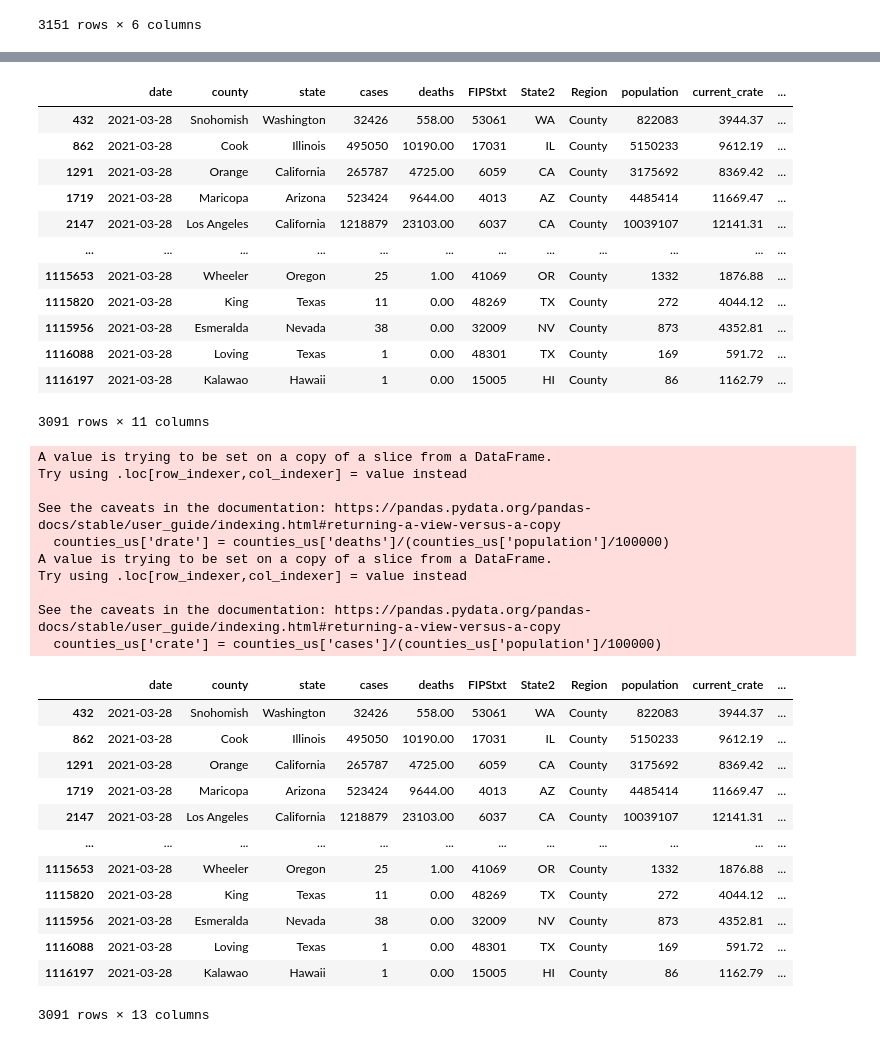
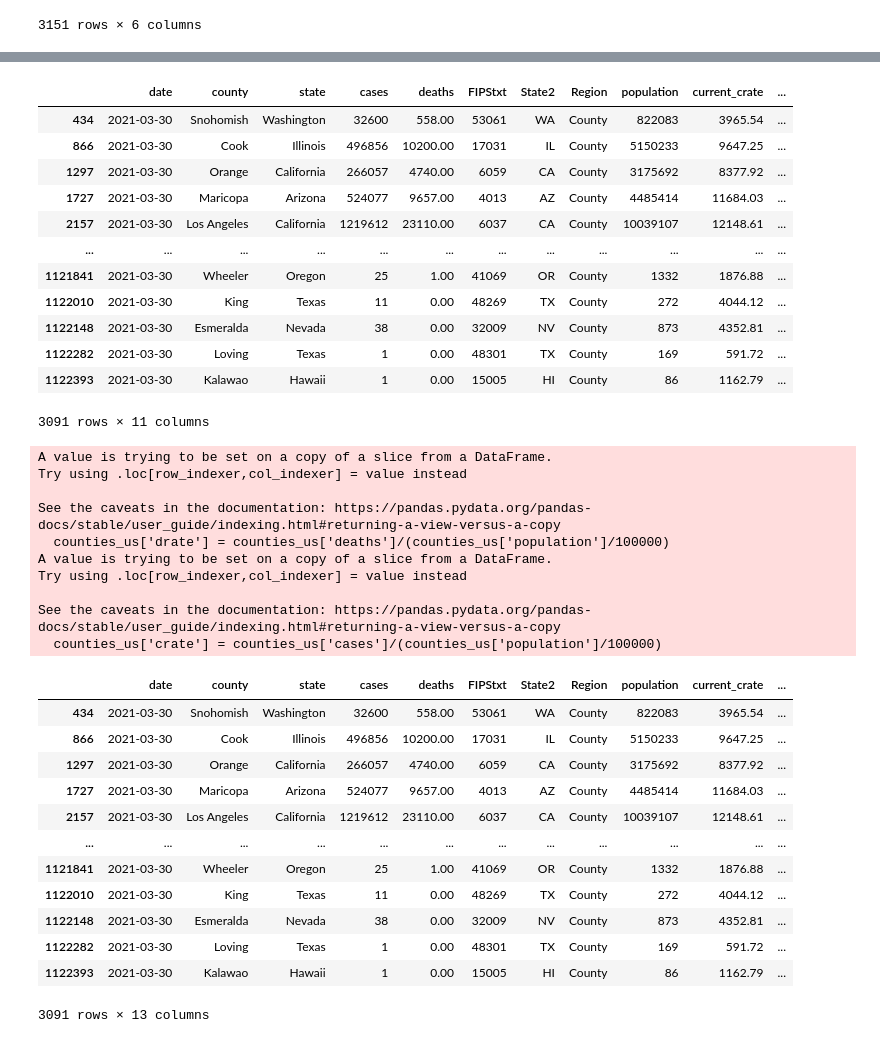
Before and after one commit to menlodoug/covid_crunching, a Jupyter notebook: pandas/COVID_USA.ipynb, the cells around one changed output, grey strips where cells are left out. Saved outputs shown, nothing was run; the diff lists cells and outputs as text; code cells hidden in the pictures.

```diff
--- a/pandas/COVID_USA.ipynb
+++ b/pandas/COVID_USA.ipynb
@@ -94,21 +94,21 @@ counties
 # %%
 # Isolate data from most current day.
 
-counties_us = counties[(counties['date'] == '2021-03-28') & (counties['Region'] == 'County')]
+counties_us = counties[(counties['date'] == '2021-03-30') & (counties['Region'] == 'County')]
 counties_us
 # %% [output]
 |  | date | county | state | cases | deaths | FIPStxt | State2 | Region | population | current_crate | ... |
-| 432 | 2021-03-28 | Snohomish | Washington | 32426 | 558.00 | 53061 | WA | County | 822083 | 3944.37 | ... |
-| 862 | 2021-03-28 | Cook | Illinois | 495050 | 10190.00 | 17031 | IL | County | 5150233 | 9612.19 | ... |
-| 1291 | 2021-03-28 | Orange | California | 265787 | 4725.00 | 6059 | CA | County | 3175692 | 8369.42 | ... |
-| 1719 | 2021-03-28 | Maricopa | Arizona | 523424 | 9644.00 | 4013 | AZ | County | 4485414 | 11669.47 | ... |
-| 2147 | 2021-03-28 | Los Angeles | California | 1218879 | 23103.00 | 6037 | CA | County | 10039107 | 12141.31 | ... |
+| 434 | 2021-03-30 | Snohomish | Washington | 32600 | 558.00 | 53061 | WA | County | 822083 | 3965.54 | ... |
+| 866 | 2021-03-30 | Cook | Illinois | 496856 | 10200.00 | 17031 | IL | County | 5150233 | 9647.25 | ... |
+| 1297 | 2021-03-30 | Orange | California | 266057 | 4740.00 | 6059 | CA | County | 3175692 | 8377.92 | ... |
+| 1727 | 2021-03-30 | Maricopa | Arizona | 524077 | 9657.00 | 4013 | AZ | County | 4485414 | 11684.03 | ... |
+| 2157 | 2021-03-30 | Los Angeles | California | 1219612 | 23110.00 | 6037 | CA | County | 10039107 | 12148.61 | ... |
 | ... | ... | ... | ... | ... | ... | ... | ... | ... | ... | ... | ... |
-| 1115653 | 2021-03-28 | Wheeler | Oregon | 25 | 1.00 | 41069 | OR | County | 1332 | 1876.88 | ... |
-| 1115820 | 2021-03-28 | King | Texas | 11 | 0.00 | 48269 | TX | County | 272 | 4044.12 | ... |
-| 1115956 | 2021-03-28 | Esmeralda | Nevada | 38 | 0.00 | 32009 | NV | County | 873 | 4352.81 | ... |
-| 1116088 | 2021-03-28 | Loving | Texas | 1 | 0.00 | 48301 | TX | County | 169 | 591.72 | ... |
-| 1116197 | 2021-03-28 | Kalawao | Hawaii | 1 | 0.00 | 15005 | HI | County | 86 | 1162.79 | ... |
+| 1121841 | 2021-03-30 | Wheeler | Oregon | 25 | 1.00 | 41069 | OR | County | 1332 | 1876.88 | ... |
+| 1122010 | 2021-03-30 | King | Texas | 11 | 0.00 | 48269 | TX | County | 272 | 4044.12 | ... |
+| 1122148 | 2021-03-30 | Esmeralda | Nevada | 38 | 0.00 | 32009 | NV | County | 873 | 4352.81 | ... |
+| 1122282 | 2021-03-30 | Loving | Texas | 1 | 0.00 | 48301 | TX | County | 169 | 591.72 | ... |
+| 1122393 | 2021-03-30 | Kalawao | Hawaii | 1 | 0.00 | 15005 | HI | County | 86 | 1162.79 | ... |
 3091 rows × 11 columns
 # %%
 # Create up to date rates so rankings can be performed using the latest data.
@@ -129,17 +129,17 @@ Try using .loc[row_indexer,col_indexer] = value instead
 See the caveats in the documentation: https://pandas.pydata.org/pandas-docs/stable/user_guide/indexing.html#returning-a-view-versus-a-copy
   counties_us['crate'] = counties_us['cases']/(counties_us['population']/100000)
 |  | date | county | state | cases | deaths | FIPStxt | State2 | Region | population | current_crate | ... |
-| 432 | 2021-03-28 | Snohomish | Washington | 32426 | 558.00 | 53061 | WA | County | 822083 | 3944.37 | ... |
-| 862 | 2021-03-28 | Cook | Illinois | 495050 | 10190.00 | 17031 | IL | County | 5150233 | 9612.19 | ... |
-| 1291 | 2021-03-28 | Orange | California | 265787 | 4725.00 | 6059 | CA | County | 3175692 | 8369.42 | ... |
-| 1719 | 2021-03-28 | Maricopa | Arizona | 523424 | 9644.00 | 4013 | AZ | County | 4485414 | 11669.47 | ... |
-| 2147 | 2021-03-28 | Los Angeles | California | 1218879 | 23103.00 | 6037 | CA | County | 10039107 | 12141.31 | ... |
+| 434 | 2021-03-30 | Snohomish | Washington | 32600 | 558.00 | 53061 | WA | County | 822083 | 3965.54 | ... |
+| 866 | 2021-03-30 | Cook | Illinois | 496856 | 10200.00 | 17031 | IL | County | 5150233 | 9647.25 | ... |
+| 1297 | 2021-03-30 | Orange | California | 266057 | 4740.00 | 6059 | CA | County | 3175692 | 8377.92 | ... |
+| 1727 | 2021-03-30 | Maricopa | Arizona | 524077 | 9657.00 | 4013 | AZ | County | 4485414 | 11684.03 | ... |
+| 2157 | 2021-03-30 | Los Angeles | California | 1219612 | 23110.00 | 6037 | CA | County | 10039107 | 12148.61 | ... |
 | ... | ... | ... | ... | ... | ... | ... | ... | ... | ... | ... | ... |
-| 1115653 | 2021-03-28 | Wheeler | Oregon | 25 | 1.00 | 41069 | OR | County | 1332 | 1876.88 | ... |
-| 1115820 | 2021-03-28 | King | Texas | 11 | 0.00 | 48269 | TX | County | 272 | 4044.12 | ... |
-| 1115956 | 2021-03-28 | Esmeralda | Nevada | 38 | 0.00 | 32009 | NV | County | 873 | 4352.81 | ... |
-| 1116088 | 2021-03-28 | Loving | Texas | 1 | 0.00 | 48301 | TX | County | 169 | 591.72 | ... |
-| 1116197 | 2021-03-28 | Kalawao | Hawaii | 1 | 0.00 | 15005 | HI | County | 86 | 1162.79 | ... |
+| 1121841 | 2021-03-30 | Wheeler | Oregon | 25 | 1.00 | 41069 | OR | County | 1332 | 1876.88 | ... |
+| 1122010 | 2021-03-30 | King | Texas | 11 | 0.00 | 48269 | TX | County | 272 | 4044.12 | ... |
+| 1122148 | 2021-03-30 | Esmeralda | Nevada | 38 | 0.00 | 32009 | NV | County | 873 | 4352.81 | ... |
+| 1122282 | 2021-03-30 | Loving | Texas | 1 | 0.00 | 48301 | TX | County | 169 | 591.72 | ... |
+| 1122393 | 2021-03-30 | Kalawao | Hawaii | 1 | 0.00 | 15005 | HI | County | 86 | 1162.79 | ... |
 3091 rows × 13 columns
 # %%
 # Create ranking of infection rates by county for each state
```
Also changed, not shown: parts of 13 cells of this notebook, 39 other files.
